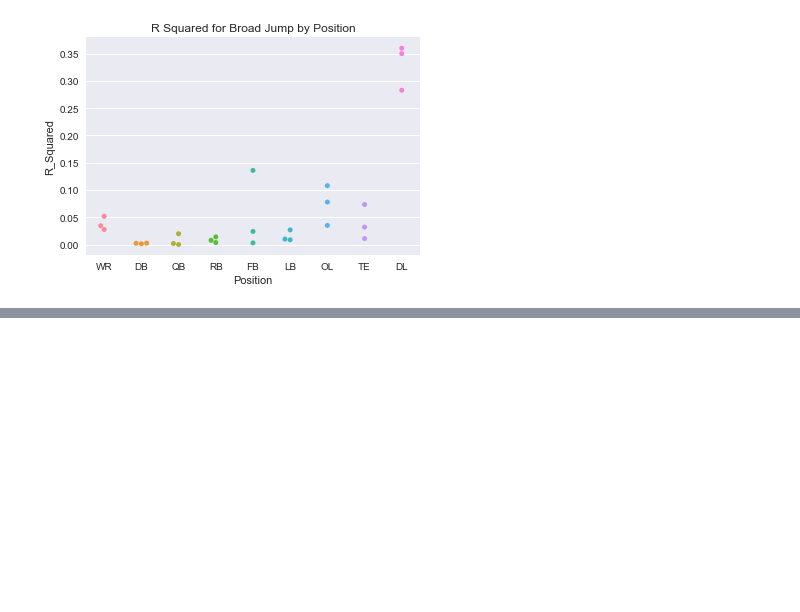
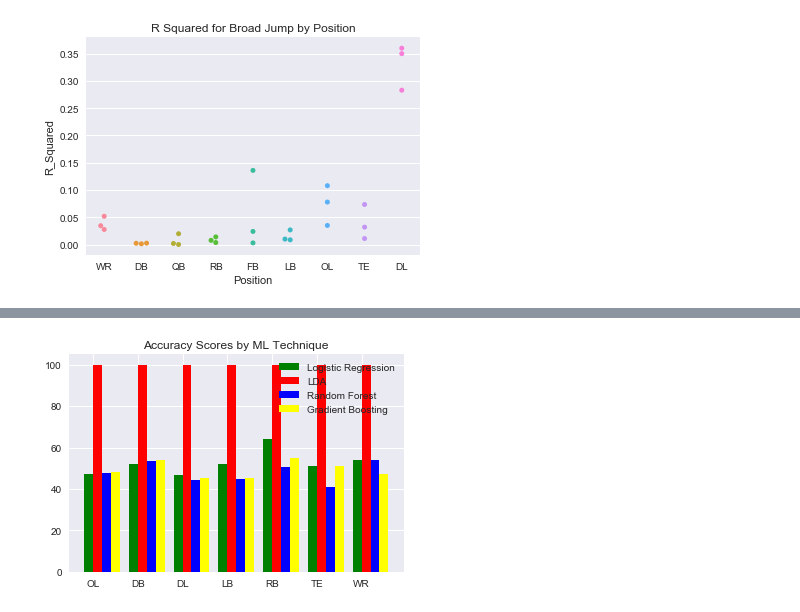
Before and after one commit to pdkim1208/Springboard, a Jupyter notebook: CapstoneProject1.ipynb, the cells around one changed output, grey strips where cells are left out. Cells and saved outputs as stored; diff of their text form; code cells hidden in the pictures; blank space fills up the shorter version.

```diff
--- a/CapstoneProject1.ipynb
+++ b/CapstoneProject1.ipynb
@@ -3632,0 +4039,29 @@ plt.show()
+# %%
+#Make barcharts to compare accuracies across various models
+
+#Make lists of accuracy scores based on order stated in results
+
+y_logistic_regression = [47.4, 52.2, 46.6, 52.2, 63.9, 51.3, 54.1]
+y_lda = [100, 100,100,100,100,100,100]
+y_random_forest = [47.9, 53.5, 44.1, 44.6, 50.8, 41.0, 54.1]
+y_gradient_boosting = [48.3, 53.9, 45.1, 45.1, 54.9, 51.3, 47.3]
+
+ax = plt.subplot()
+
+N=7
+ind = np.arange(N)
+
+p1 = ax.bar(ind, y_logistic_regression,width=0.2,color='green',align='center')
+p2 = ax.bar(ind+0.2, y_lda,width=0.2,color='red',align='center')
+p3 = ax.bar(ind+0.4, y_random_forest,width=0.2,color='blue',align='center')
+p4 = ax.bar(ind+0.6, y_gradient_boosting,width=0.2,color='yellow',align='center')
+
+
+ax.set_title('Accuracy Scores by ML Technique')
+ax.set_xticks(ind + 0.2 / 2)
+ax.set_xticklabels(['OL', 'DB', 'DL', 'LB', 'RB', 'TE', 'WR'])
+ax.yaxis.set_units('Accuracy (%)')
+ax.legend((p1[0], p2[0], p3[0], p4[0]), ('Logistic Regression', 'LDA', 'Random Forest', 'Gradient Boosting'))
+plt.show()
+# %% [output]
+[figure, added]
```
Also changed, not shown: parts of 9 cells of this notebook.
